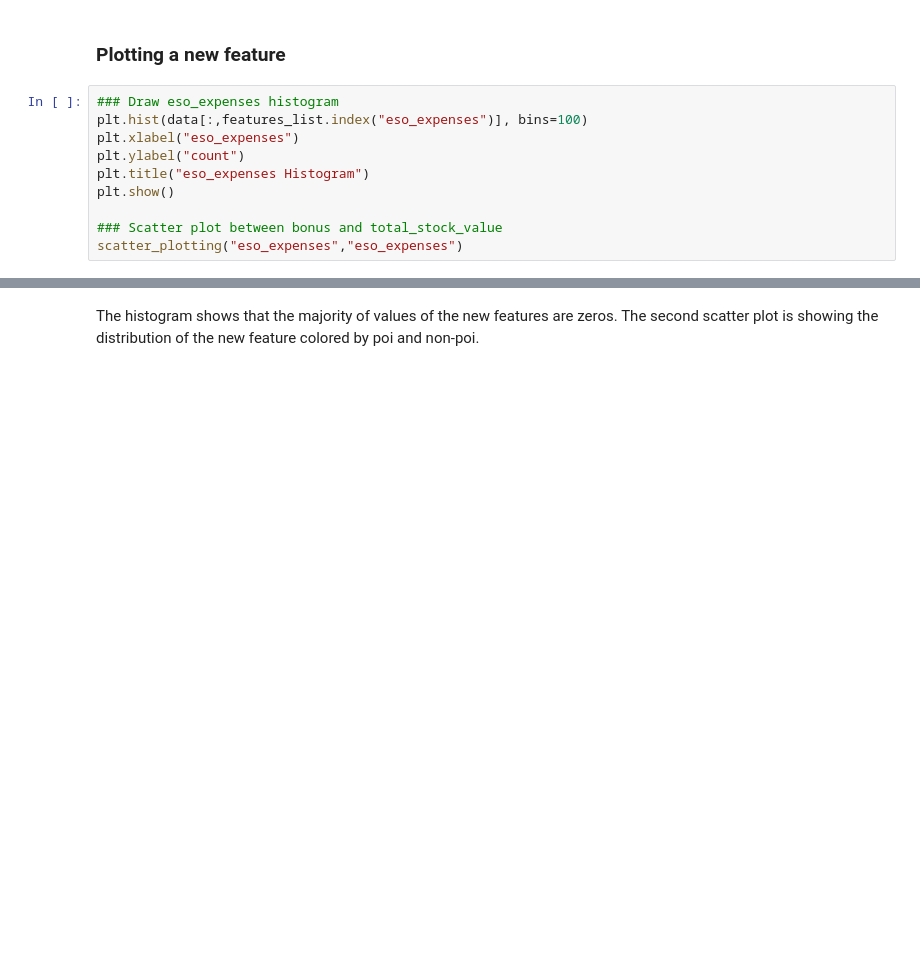
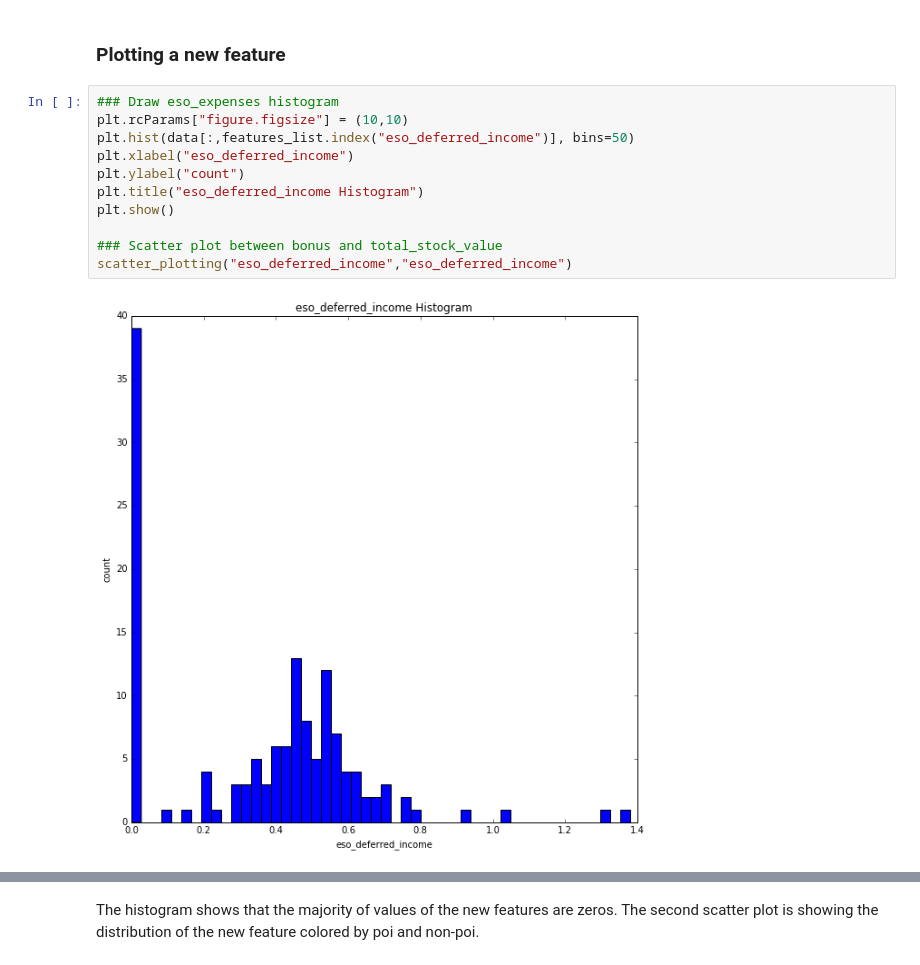
Before and after one commit to wonjunee/enron-identify-fraud, a Jupyter notebook: final_project/final_project_v2.ipynb, the cells around one changed output, grey strips where cells are left out. Cells and saved outputs as stored; diff of their text form; blank space fills up the shorter version.

```diff
--- a/final_project/final_project_v2.ipynb
+++ b/final_project/final_project_v2.ipynb
@@ -1418,11 +1474,14 @@ Then I scaled the new feature to 0 to 1.
 ### Plotting a new feature
 # %%
 ### Draw eso_expenses histogram
-plt.hist(data[:,features_list.index("eso_expenses")], bins=100)
-plt.xlabel("eso_expenses")
+plt.rcParams["figure.figsize"] = (10,10)
+plt.hist(data[:,features_list.index("eso_deferred_income")], bins=50)
+plt.xlabel("eso_deferred_income")
 plt.ylabel("count")
-plt.title("eso_expenses Histogram")
+plt.title("eso_deferred_income Histogram")
 plt.show()
 
 ### Scatter plot between bonus and total_stock_value
-scatter_plotting("eso_expenses","eso_expenses")
+scatter_plotting("eso_deferred_income","eso_deferred_income")
+# %% [output]
+[figure, added]
```
Also changed, not shown: parts of 25 cells of this notebook, 6 other files.
